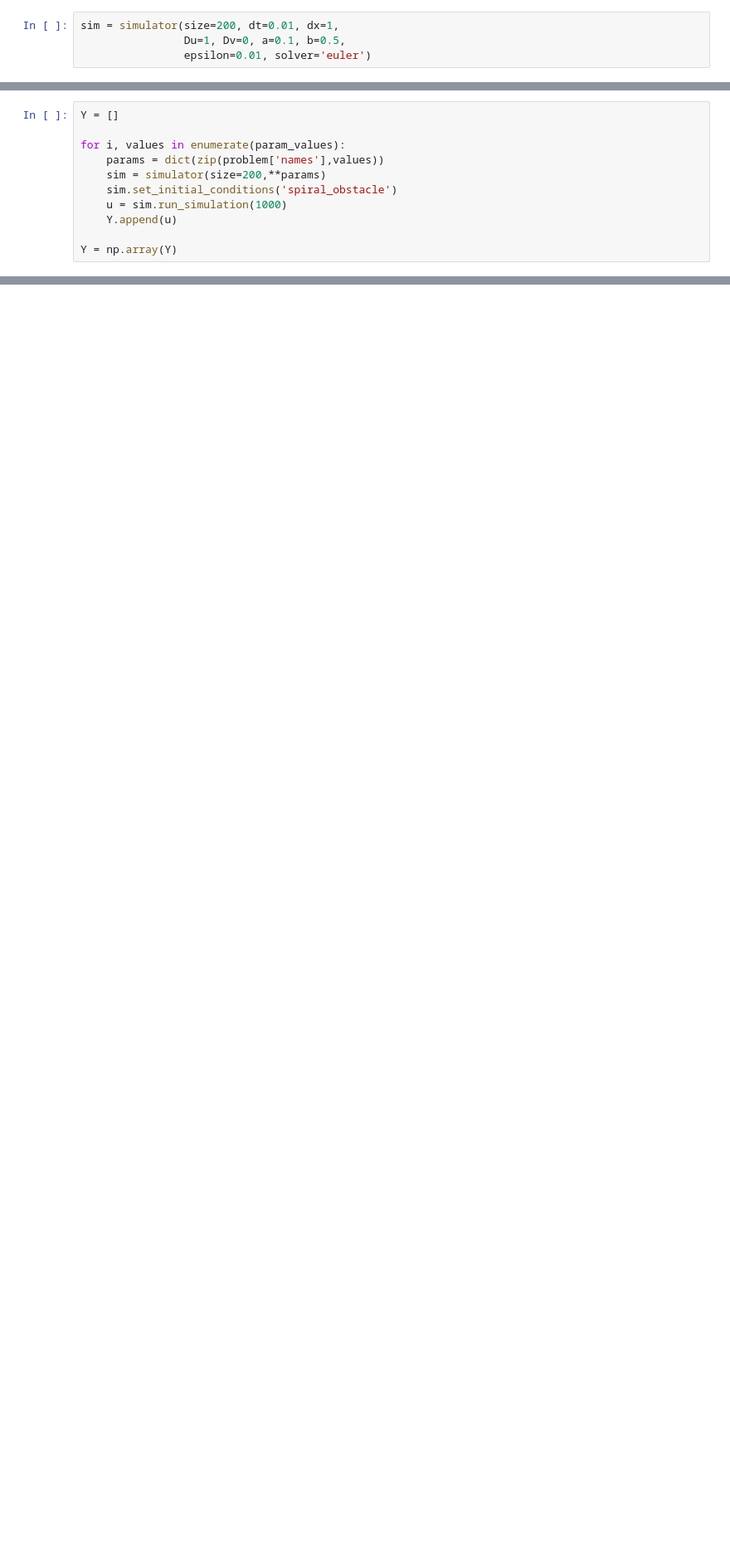
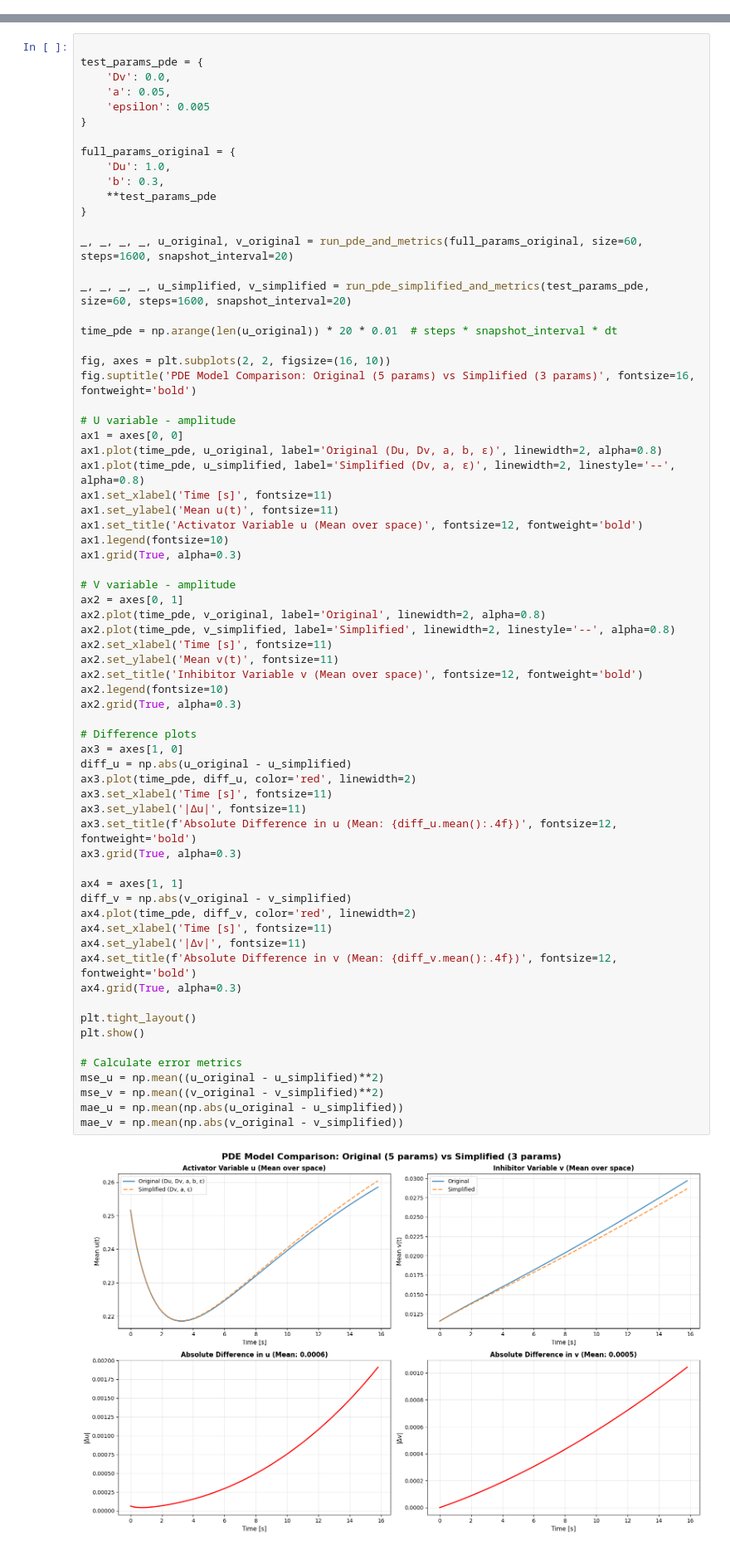
Before and after one commit to Purchowa/spiral_generation_FitzHugh-Nagumo, a Jupyter notebook: SA.ipynb, the cells around one changed output, grey strips where cells are left out. Shown at 83% size. Saved outputs shown, nothing was run; the diff lists cells and outputs as text; blank space fills up the shorter version.

Commit message:
Add Sensitivity Analysis with plots for ODE and PDE models

```diff
--- a/SA.ipynb
+++ b/SA.ipynb
@@ -7,7 +12,3 @@ import numpy as np
-# %%
-sim = simulator(size=200, dt=0.01, dx=1,
-                Du=1, Dv=0, a=0.1, b=0.5,
-                epsilon=0.01, solver='euler')
 # %%
 problem = {
     'num_vars': 5,
@@ -23,11 +21,0 @@ param_values = sampler.sample(problem, 32)
-# %%
-Y = []
-
-for i, values in enumerate(param_values):
-    params = dict(zip(problem['names'],values))
-    sim = simulator(size=200,**params)
-    sim.set_initial_conditions('spiral_obstacle')
-    u = sim.run_simulation(1000)
-    Y.append(u)
-
-Y = np.array(Y)
@@ -55,0 +442,70 @@ ValueError: could not broadcast input array from shape (32,100,200,200) into sha
+# %%
+
+test_params_pde = {
+    'Dv': 0.0,
+    'a': 0.05,
+    'epsilon': 0.005
+}
+
+full_params_original = {
+    'Du': 1.0,
+    'b': 0.3,
+    **test_params_pde
+}
+
+_, _, _, _, u_original, v_original = run_pde_and_metrics(full_params_original, size=60, steps=1600, snapshot_interval=20)
+
+_, _, _, _, u_simplified, v_simplified = run_pde_simplified_and_metrics(test_params_pde, size=60, steps=1600, snapshot_interval=20)
+
+time_pde = np.arange(len(u_original)) * 20 * 0.01  # steps * snapshot_interval * dt
+
+fig, axes = plt.subplots(2, 2, figsize=(16, 10))
+fig.suptitle('PDE Model Comparison: Original (5 params) vs Simplified (3 params)', fontsize=16, fontweight='bold')
+
+# U variable - amplitude
+ax1 = axes[0, 0]
+ax1.plot(time_pde, u_original, label='Original (Du, Dv, a, b, ε)', linewidth=2, alpha=0.8)
+ax1.plot(time_pde, u_simplified, label='Simplified (Dv, a, ε)', linewidth=2, linestyle='--', alpha=0.8)
+ax1.set_xlabel('Time [s]', fontsize=11)
+ax1.set_ylabel('Mean u(t)', fontsize=11)
+ax1.set_title('Activator Variable u (Mean over space)', fontsize=12, fontweight='bold')
+ax1.legend(fontsize=10)
+ax1.grid(True, alpha=0.3)
+
+# V variable - amplitude
+ax2 = axes[0, 1]
+ax2.plot(time_pde, v_original, label='Original', linewidth=2, alpha=0.8)
+ax2.plot(time_pde, v_simplified, label='Simplified', linewidth=2, linestyle='--', alpha=0.8)
+ax2.set_xlabel('Time [s]', fontsize=11)
+ax2.set_ylabel('Mean v(t)', fontsize=11)
+ax2.set_title('Inhibitor Variable v (Mean over space)', fontsize=12, fontweight='bold')
+ax2.legend(fontsize=10)
+ax2.grid(True, alpha=0.3)
+
+# Difference plots
+ax3 = axes[1, 0]
+diff_u = np.abs(u_original - u_simplified)
+ax3.plot(time_pde, diff_u, color='red', linewidth=2)
+ax3.set_xlabel('Time [s]', fontsize=11)
+ax3.set_ylabel('|Δu|', fontsize=11)
+ax3.set_title(f'Absolute Difference in u (Mean: {diff_u.mean():.4f})', fontsize=12, fontweight='bold')
+ax3.grid(True, alpha=0.3)
+
+ax4 = axes[1, 1]
+diff_v = np.abs(v_original - v_simplified)
+ax4.plot(time_pde, diff_v, color='red', linewidth=2)
+ax4.set_xlabel('Time [s]', fontsize=11)
+ax4.set_ylabel('|Δv|', fontsize=11)
+ax4.set_title(f'Absolute Difference in v (Mean: {diff_v.mean():.4f})', fontsize=12, fontweight='bold')
+ax4.grid(True, alpha=0.3)
+
+plt.tight_layout()
+plt.show()
+
+# Calculate error metrics
+mse_u = np.mean((u_original - u_simplified)**2)
+mse_v = np.mean((v_original - v_simplified)**2)
+mae_u = np.mean(np.abs(u_original - u_simplified))
+mae_v = np.mean(np.abs(v_original - v_simplified))
+# %% [output]
+[figure, added]
```
Also changed, not shown: parts of 22 cells of this notebook, 2 other files.
